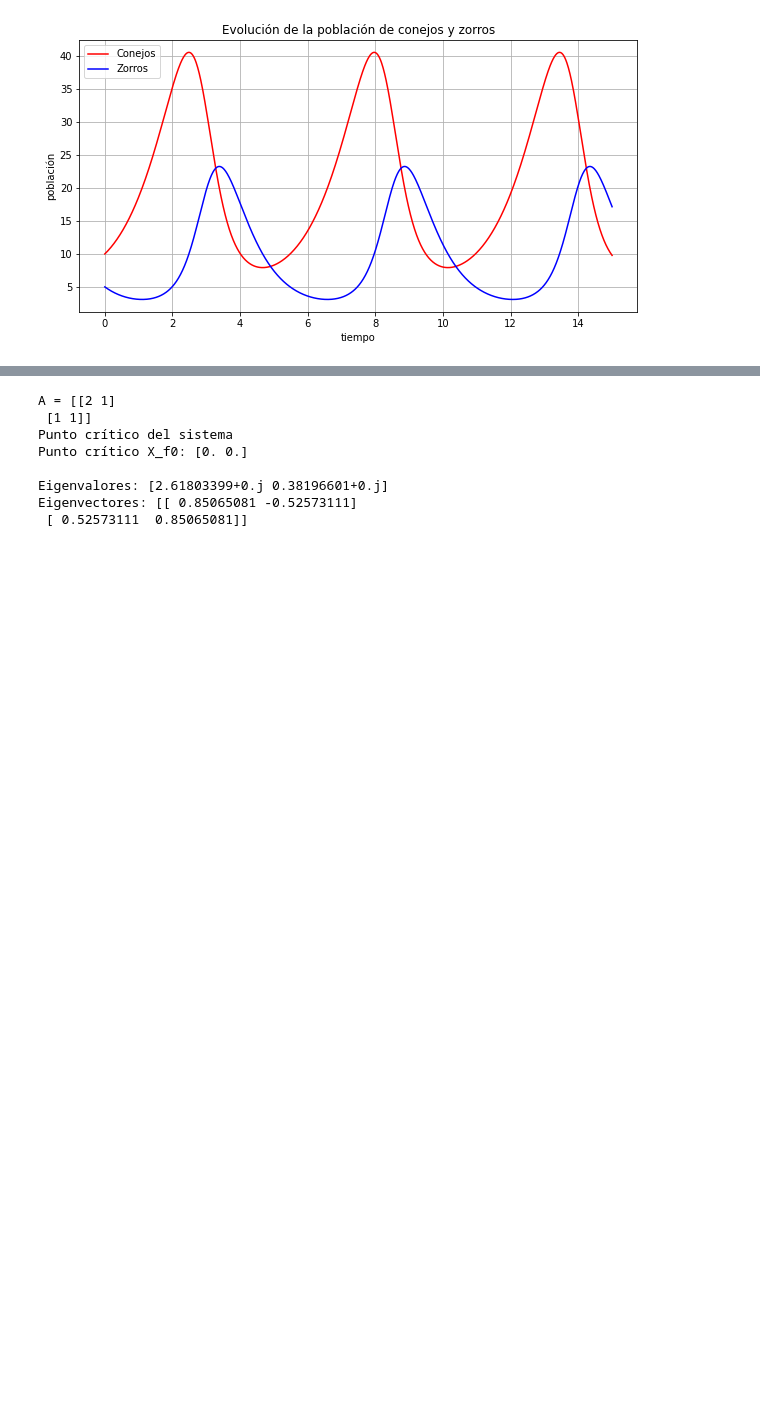
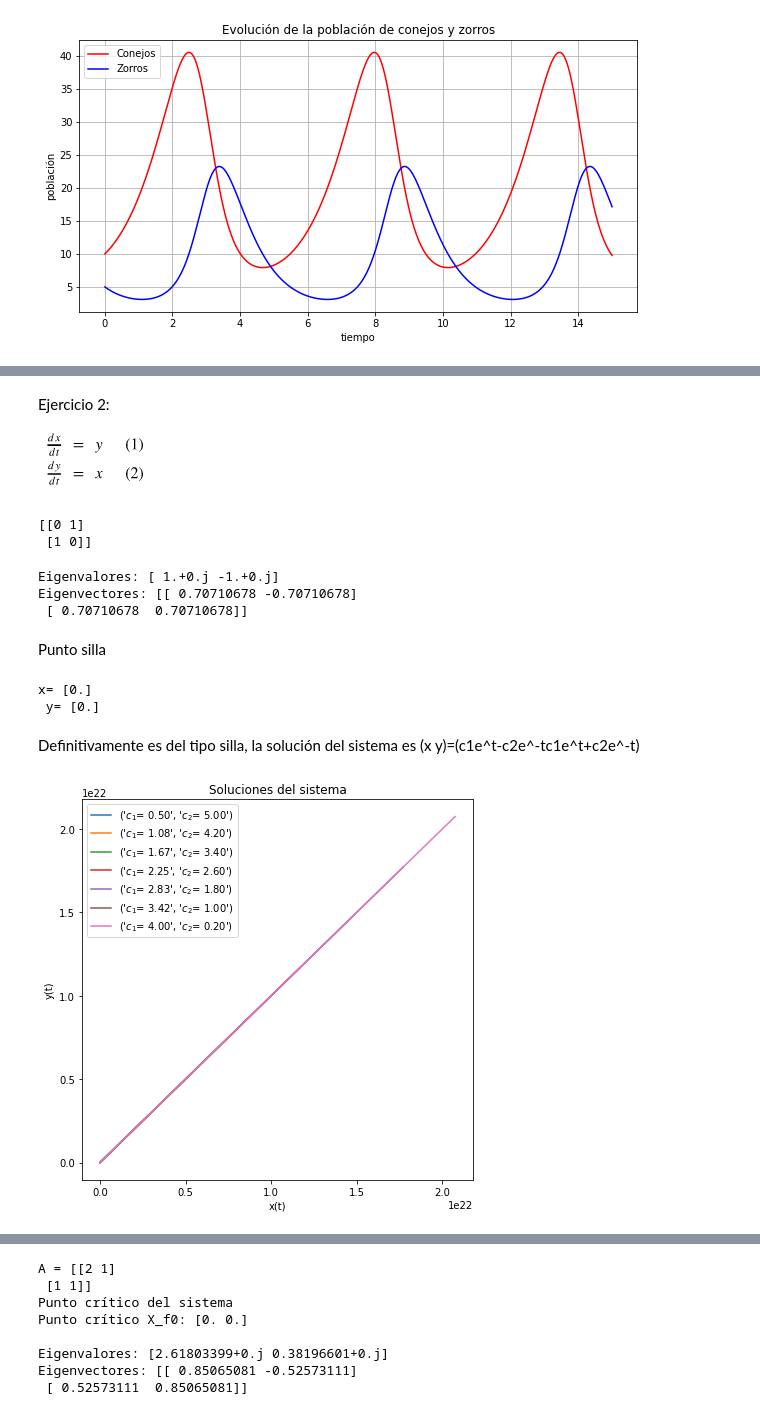
Before and after one commit to Hannahborrego17/Fisicacomputacional1, a Jupyter notebook: Actividad 9/Actividad9.ipynb, the cells around one changed output, grey strips where cells are left out. Cells and saved outputs as stored; diff of their text form; code cells hidden in the pictures; blank space fills up the shorter version.

```diff
--- a/Actividad 9/Actividad9.ipynb
+++ b/Actividad 9/Actividad9.ipynb
@@ -144,0 +204,52 @@ NameError: ignored
+# %% [markdown]
+Ejercicio 2:
+
+![image.png](embedded-picture-1)
+# %%
+A = np.array([[0,1],[1,0]])
+print(A)
+# %% [output]
+[[0 1]
+ [1 0]]
+# %%
+eigvals, eigvecs = la.eig(A)
+print('Eigenvalores:', eigvals)
+print('Eigenvectores:', eigvecs)
+# %% [output]
+Eigenvalores: [ 1.+0.j -1.+0.j]
+Eigenvectores: [[ 0.70710678 -0.70710678]
+ [ 0.70710678  0.70710678]]
+# %% [markdown]
+Punto silla
+# %%
+#Ahora la matriz B=0 y se rezuelve el sistema ax=0
+B=np.zeros((2,1))
+pcr=la.solve(A,B)
+print('x=',pcr[0],'\n','y=',pcr[1])
+# %% [output]
+x= [0.]
+ y= [0.]
+# %% [markdown]
+Definitivamente es del tipo silla, la solución del sistema es (x y)=(c1e^t-c2e^-tc1e^t+c2e^-t)
+# %%
+def x(t,c1,c2):
+  dydt=[c1*np.exp(t)-c2*np.exp(-t), c1*np.exp(t)+c2*np.exp(-t)]
+  return dydt
+
+  t=np.linspace(-3,3,500)
+  c1=list(np.linspace(-1.3,1,7))
+  c2=list(np.linspace(1.2,-1,7))
+
+#Graficamos
+plt.figure(figsize=(7,7))
+for c,d in zip(c1,c2):
+  v=x(t,c,d)
+  s=np.array(v)
+  plt.plot(s[0,:],s[1,:],label=('$c_1$= {:.2f}'.format(c),'$c_2$= {:.2f}'.format(d)))
+plt.xlabel('x(t)')
+plt.ylabel('y(t)')
+plt.title('Soluciones del sistema')
+plt.legend()
+plt.show()
+# %% [output]
+[figure, added]
```
Also changed, not shown: parts of 93 cells of this notebook.
